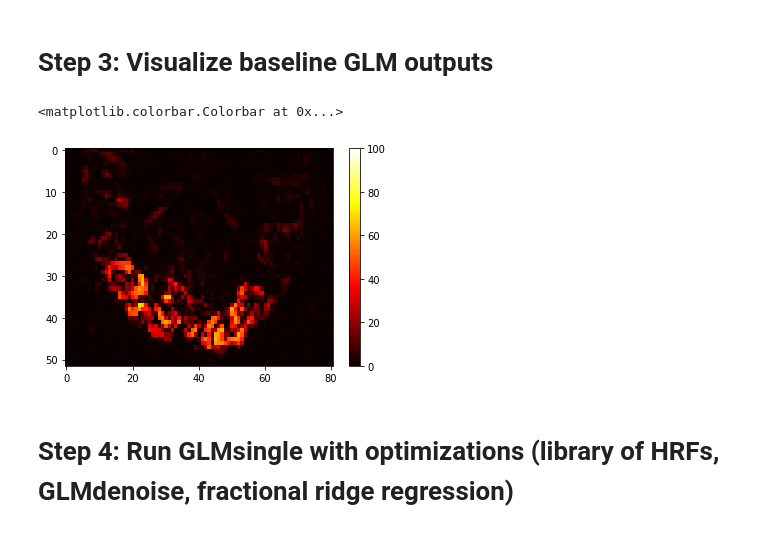
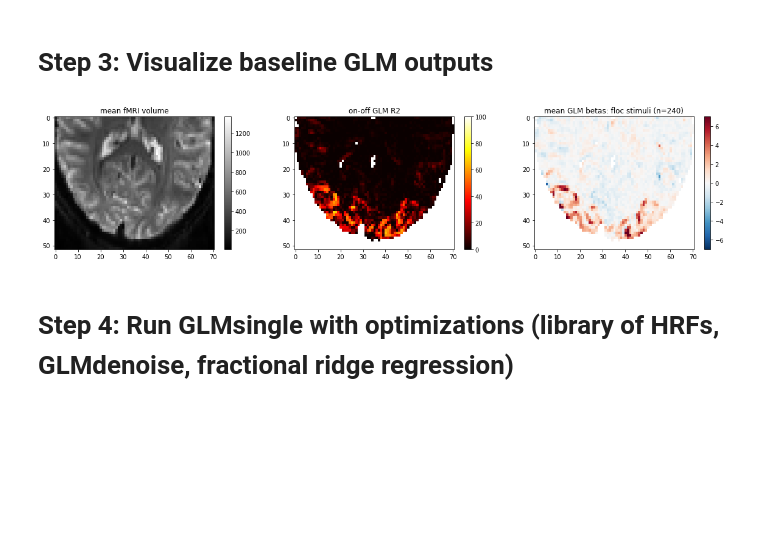
Before and after one commit to cvnlab/GLMsingle, a Jupyter notebook: examples/example2.ipynb, the cells around one changed output. Saved outputs shown, nothing was run; the diff lists cells and outputs as text; code cells hidden in the pictures; blank space fills up the shorter version.

```diff
--- a/examples/example2.ipynb
+++ b/examples/example2.ipynb
@@ -61,17 +58,19 @@ tr = X['tr'][0][0]
 data = []
 design = []
 
+nruns = len(X['data'][0])
+
 # iterate through each run of data
-for r in range(len(X['data'][0])):
+for r in range(nruns):
 
     # index into struct, append each run's timeseries data to list
-    temp = copy.deepcopy(X['data'][0,r]) # use deepcopy to avoid editing X by reference
-    data.append(temp)
+    data.append(X['data'][0,r])
 
     # convert each run design matrix from sparse array to full numpy array, append
     design.append(scipy.sparse.csr_matrix.toarray(X['design'][0,r]))
 
 print(data[0].shape)
+xyz = data[0].shape[:3]
 # %% [output]
 (52, 81, 42, 234)
 # %% [markdown]
@@ -124,7 +123,7 @@ https://github.com/VPNL/fLoc
 # %% [markdown]
 # Step 2: Run baseline GLM (canonical HRF and no optimizations) using GLMsingle
 # %%
-outputdir = join(homedir,'examples','example2outputs')
+outputdir_baseline = join(homedir,'examples','example2outputs','GLMbaseline')
 
 opt = dict()
 
@@ -132,7 +131,7 @@ opt = dict()
 opt['wantlibrary'] = 0
 opt['wantglmdenoise'] = 0
 opt['wantfracridge'] = 0
-opt['wantfileoutputs'] = [0,0,0,0]
+opt['wantfileoutputs'] = [1,1,0,0]
 
 # For the purpose of this example we will keep the relevant outputs in memory
 opt['wantmemoryoutputs'] = [1,1,0,0]
@@ -246,9 +226,29 @@ R2 = results_assumehrf['typea']['onoffR2'].reshape((52, 81, 42))
-# %%
-plt.imshow(R2[:,:,20],aspect='auto',clim=(0,100),cmap='hot')
-plt.colorbar()
-# %% [output]
-<matplotlib.colorbar.Colorbar at 0x...>
-[figure, removed]
+# %%
+meanvol = results_assumehrf['typeb']['meanvol'].reshape(xyz)
+
+brainmask = meanvol > 250
+
+onoffR2 = results_assumehrf['typea']['onoffR2'].reshape(xyz)
+onoffR2[~brainmask] = np.nan
+
+meanbetas = np.mean(results_assumehrf['typeb']['betasmd'].reshape(xyzn),axis=3)
+meanbetas[~brainmask] = np.nan
+# %%
+plt.figure(figsize=(20,4))
+plt.subplot(131)
+plt.imshow(meanvol[:,5:-5,20],aspect='auto',cmap='gray')
+plt.colorbar()
+plt.title('mean fMRI volume')
+plt.subplot(132)
+plt.imshow(onoffR2[:,5:-5,20],aspect='auto',clim=(0,100),cmap='hot')
+plt.colorbar()
+plt.title('on-off GLM R2')
+plt.subplot(133)
+plt.imshow(meanbetas[:,5:-5,20],aspect='auto',clim=(-7,7),cmap='RdBu_r')
+plt.colorbar()
+plt.title('mean GLM betas: floc stimuli (n=240)');
+# %% [output]
+[figure, added]
 # %% [markdown]
 # Step 4: Run GLMsingle with optimizations (library of HRFs, GLMdenoise, fractional ridge regression)
 # %%
```
Also changed, not shown: parts of 13 cells of this notebook, 1 other file.
